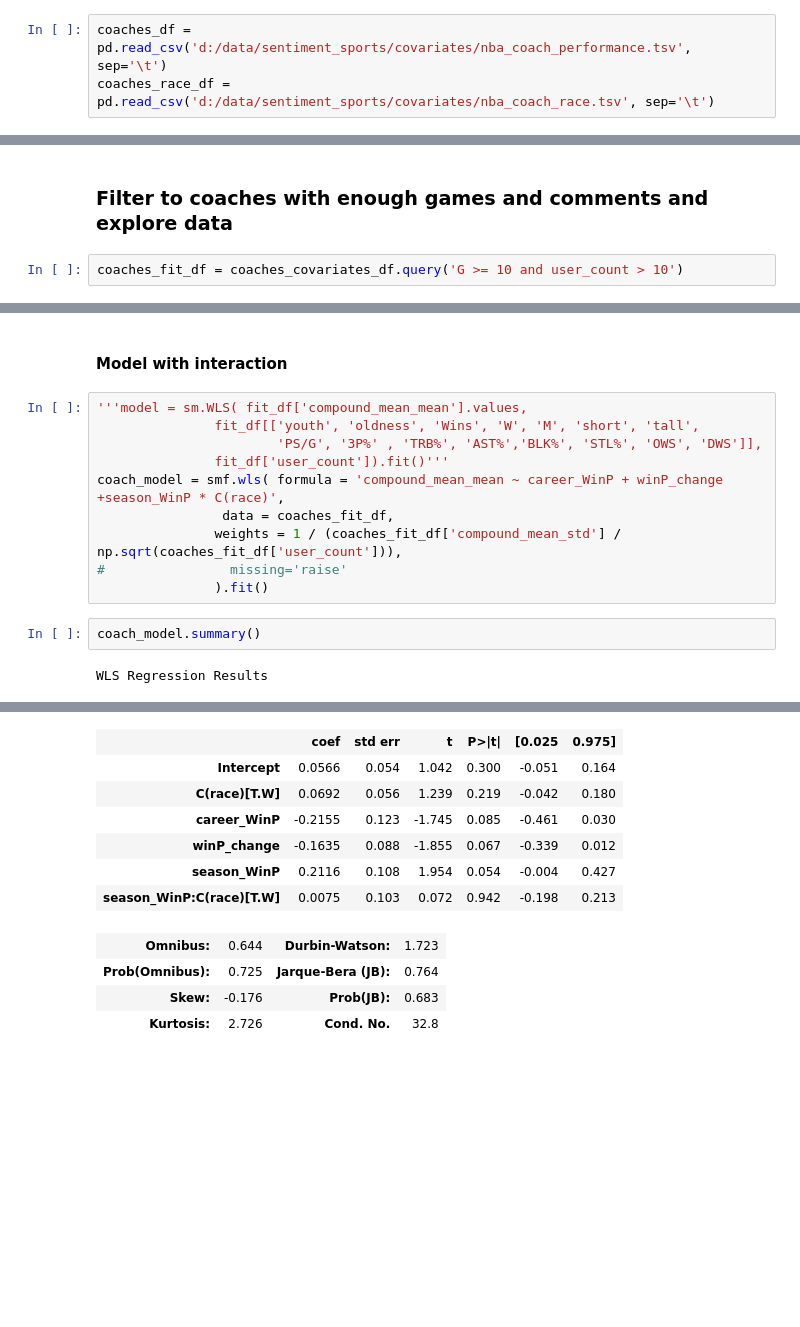
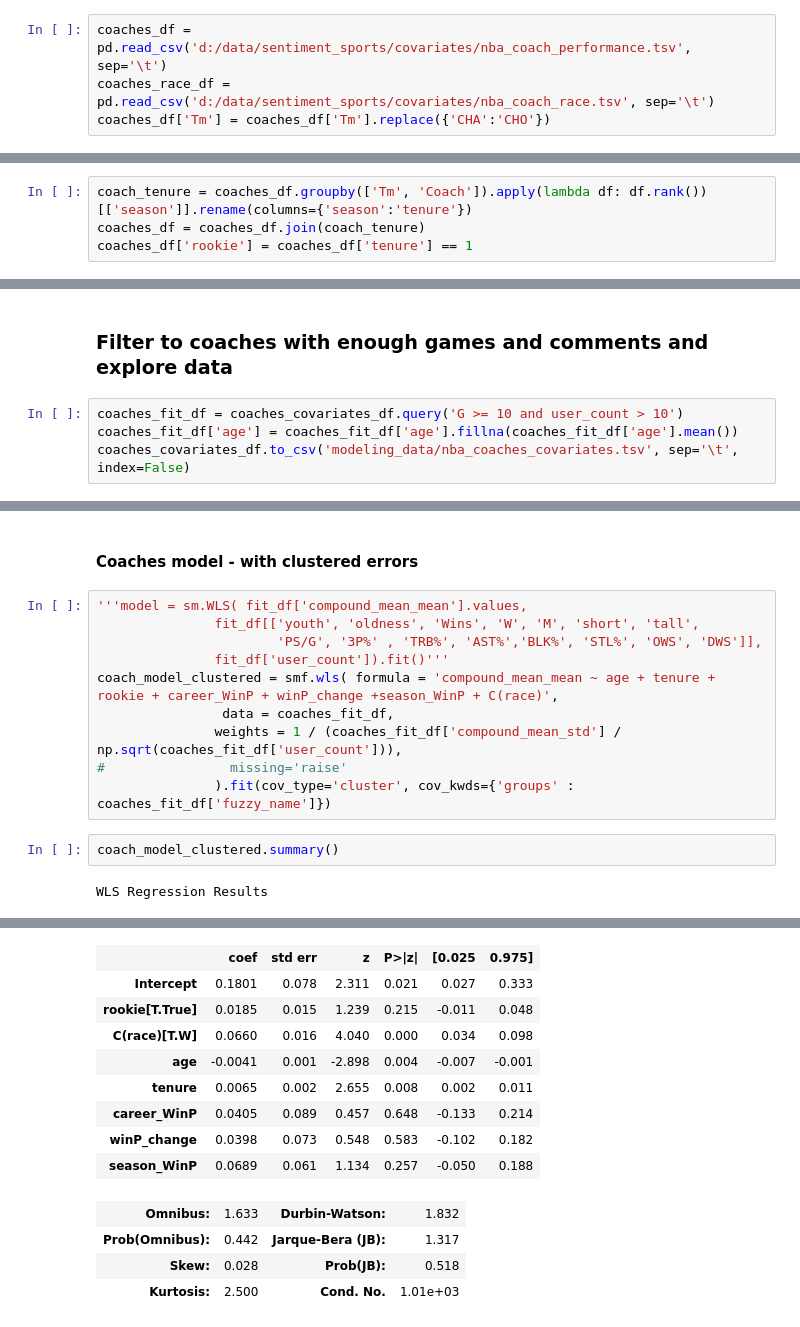
Before and after one commit to map222/trailofpapers, a Jupyter notebook: sentiment_sports/nba-sentiment.ipynb, the cells around one changed output, grey strips where cells are left out. Drawn from its saved outputs; the diff is of its cells as text; blank space fills up the shorter version.

```diff
--- a/sentiment_sports/nba-sentiment.ipynb
+++ b/sentiment_sports/nba-sentiment.ipynb
@@ -714,6 +688,7 @@ plt.ylabel('Measured sentiment');
 # %%
 coaches_df = pd.read_csv('d:/data/sentiment_sports/covariates/nba_coach_performance.tsv', sep='\t')
 coaches_race_df = pd.read_csv('d:/data/sentiment_sports/covariates/nba_coach_race.tsv', sep='\t')
+coaches_df['Tm'] = coaches_df['Tm'].replace({'CHA':'CHO'})
 # %%
 team_win_df = coaches_df.groupby(['Tm', 'season']).sum()['W'].reset_index()
 team_win_df['season_WinP_prev'] = team_win_df['W'] / 82
@@ -728,3 +695,7 @@ team_win_df.sample(5)
+# %%
+coach_tenure = coaches_df.groupby(['Tm', 'Coach']).apply(lambda df: df.rank())[['season']].rename(columns={'season':'tenure'})
+coaches_df = coaches_df.join(coach_tenure)
+coaches_df['rookie'] = coaches_df['tenure'] == 1
 # %%
 coaches_df['prev_season'] = coaches_df['season']-1
 coaches_df = coaches_df.merge(team_win_df.rename(columns = {'season': 'prev_season'}),
@@ -759,3 +730,5 @@ coaches_covariates_df.sort_values('compound_mean_mean',ascending=False).tail(5)
 ### Filter to coaches with enough games and comments and explore data
 # %%
 coaches_fit_df = coaches_covariates_df.query('G >= 10 and user_count > 10')
+coaches_fit_df['age'] = coaches_fit_df['age'].fillna(coaches_fit_df['age'].mean())
+coaches_covariates_df.to_csv('modeling_data/nba_coaches_covariates.tsv', sep='\t', index=False)
@@ -810,18 +792,18 @@ WLS Regression Results
 Warnings:
 [1] Standard Errors assume that the covariance matrix of the errors is correctly specified.
-# %% [markdown]
-#### Model with interaction
+# %% [markdown]
+#### Coaches model - with clustered errors
 # %%
 '''model = sm.WLS( fit_df['compound_mean_mean'].values,
                fit_df[['youth', 'oldness', 'Wins', 'W', 'M', 'short', 'tall',
                        'PS/G', '3P%' , 'TRB%', 'AST%','BLK%', 'STL%', 'OWS', 'DWS']],
                fit_df['user_count']).fit()'''
-coach_model = smf.wls( formula = 'compound_mean_mean ~ career_WinP + winP_change +season_WinP * C(race)',
+coach_model_clustered = smf.wls( formula = 'compound_mean_mean ~ age + tenure + rookie + career_WinP + winP_change +season_WinP + C(race)',
                 data = coaches_fit_df,
                weights = 1 / (coaches_fit_df['compound_mean_std'] / np.sqrt(coaches_fit_df['user_count'])),
 #                missing='raise'
-               ).fit()
+               ).fit(cov_type='cluster', cov_kwds={'groups' : coaches_fit_df['fuzzy_name']})
 # %%
-coach_model.summary()
+coach_model_clustered.summary()
 # %% [output]
 WLS Regression Results
@@ -837,12 +819,14 @@ WLS Regression Results
-|  | coef | std err | t | P>|t| | [0.025 | 0.975] |
-| Intercept | 0.0566 | 0.054 | 1.042 | 0.300 | -0.051 | 0.164 |
-| C(race)[T.W] | 0.0692 | 0.056 | 1.239 | 0.219 | -0.042 | 0.180 |
-| career_WinP | -0.2155 | 0.123 | -1.745 | 0.085 | -0.461 | 0.030 |
-| winP_change | -0.1635 | 0.088 | -1.855 | 0.067 | -0.339 | 0.012 |
-| season_WinP | 0.2116 | 0.108 | 1.954 | 0.054 | -0.004 | 0.427 |
-| season_WinP:C(race)[T.W] | 0.0075 | 0.103 | 0.072 | 0.942 | -0.198 | 0.213 |
+|  | coef | std err | z | P>|z| | [0.025 | 0.975] |
+| Intercept | 0.1801 | 0.078 | 2.311 | 0.021 | 0.027 | 0.333 |
+| rookie[T.True] | 0.0185 | 0.015 | 1.239 | 0.215 | -0.011 | 0.048 |
+| C(race)[T.W] | 0.0660 | 0.016 | 4.040 | 0.000 | 0.034 | 0.098 |
+| age | -0.0041 | 0.001 | -2.898 | 0.004 | -0.007 | -0.001 |
+| tenure | 0.0065 | 0.002 | 2.655 | 0.008 | 0.002 | 0.011 |
+| career_WinP | 0.0405 | 0.089 | 0.457 | 0.648 | -0.133 | 0.214 |
+| winP_change | 0.0398 | 0.073 | 0.548 | 0.583 | -0.102 | 0.182 |
+| season_WinP | 0.0689 | 0.061 | 1.134 | 0.257 | -0.050 | 0.188 |
-| Omnibus: | 0.644 | Durbin-Watson: | 1.723 |
-| Prob(Omnibus): | 0.725 | Jarque-Bera (JB): | 0.764 |
-| Skew: | -0.176 | Prob(JB): | 0.683 |
-| Kurtosis: | 2.726 | Cond. No. | 32.8 |
+| Omnibus: | 1.633 | Durbin-Watson: | 1.832 |
+| Prob(Omnibus): | 0.442 | Jarque-Bera (JB): | 1.317 |
+| Skew: | 0.028 | Prob(JB): | 0.518 |
+| Kurtosis: | 2.500 | Cond. No. | 1.01e+03 |
 Warnings:
```
Also changed, not shown: parts of 30 cells of this notebook, 5 other files.
